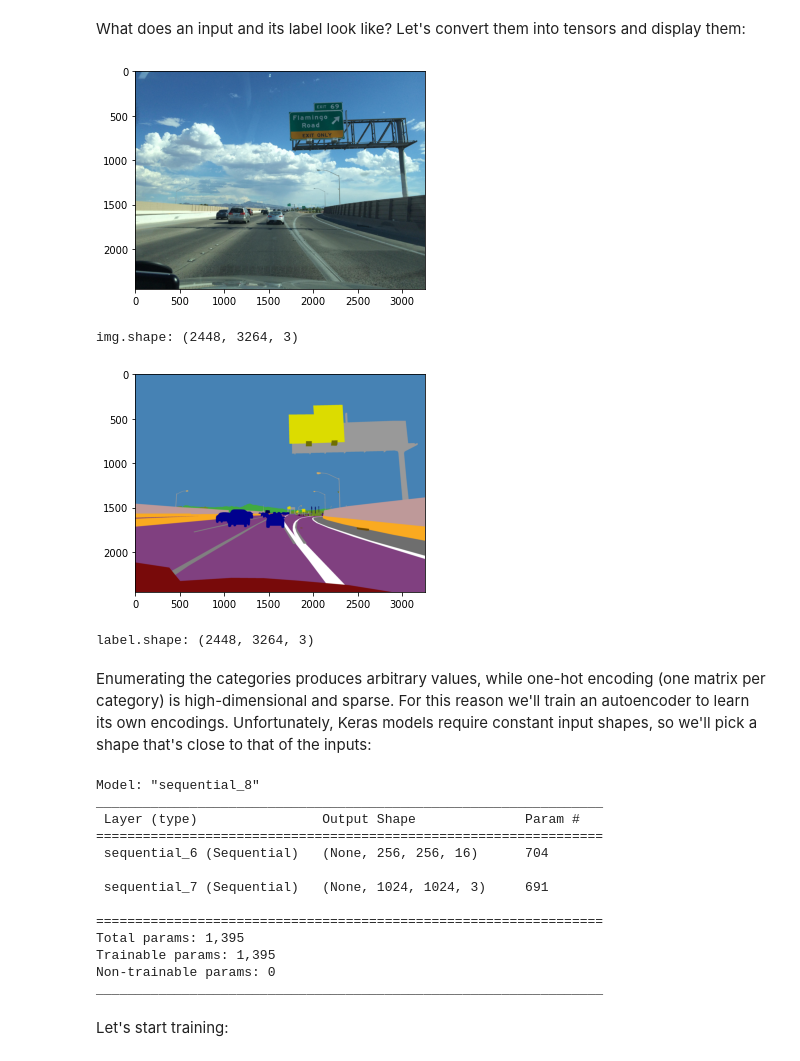
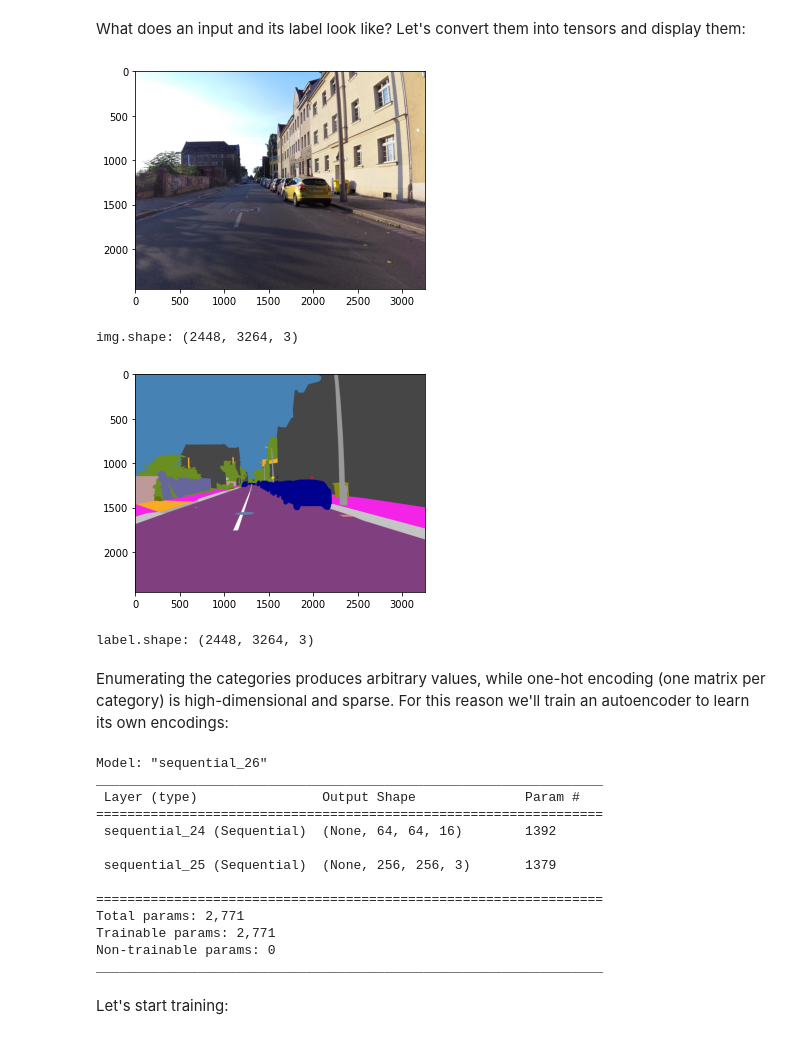
Before and after one commit to lenny-z/csci-s89-final-project, a Jupyter notebook: Final Project.ipynb, the cells around one changed output. Cells and saved outputs as stored; diff of their text form; code cells hidden in the pictures.

```diff
--- a/Final Project.ipynb
+++ b/Final Project.ipynb
@@ -18,24 +18,18 @@ def make_dir(my_dir):
 
 make_dir(base_dir)
 
-def sub_dir(base_dir, my_dir):
-    my_dir = os.path.join(base_dir, my_dir)
-    make_dir(my_dir)
-    return my_dir
+def sub_dir(base_dir, sub_dir):
+    sub_dir = os.path.join(base_dir, sub_dir)
+    make_dir(sub_dir)
+    return sub_dir
 
 train_dir = sub_dir(base_dir, 'train')
-
-def make_img_dir(base_dir, my_dir):
-    my_dir = sub_dir(base_dir, my_dir)
-    my_img_dir = sub_dir(my_dir, 'img')
-    return my_dir, my_img_dir
-
-train_x_dir, train_x_img_dir = make_img_dir(train_dir, 'x')
-train_y_dir, train_y_img_dir = make_img_dir(train_dir, 'y')
+train_x_dir = sub_dir(train_dir, 'x')
+train_y_dir = sub_dir(train_dir, 'y')
 
 val_dir = sub_dir(base_dir, 'val')
-val_x_dir, val_x_img_dir = make_img_dir(val_dir, 'x')
-val_y_dir, val_y_img_dir = make_img_dir(val_dir, 'y')
+val_x_dir = sub_dir(val_dir, 'x')
+val_y_dir = sub_dir(val_dir, 'y')
 
 test_dir = sub_dir(base_dir, 'test')
 # %% [markdown]
@@ -86,73 +80,66 @@ What does an input and its label look like? Let's convert them into tensors and
 # %%
 from keras import utils
 import matplotlib.pyplot as plt
 
-file_name = os.listdir(train_x_img_dir)[0]
-img = utils.load_img(os.path.join(train_x_img_dir, file_name))
+file_name = os.listdir(train_x_dir)[0]
+img = utils.load_img(os.path.join(train_x_dir, file_name))
 img = utils.img_to_array(img)
 img /= 255
 
 plt.imshow(img)
 plt.show()
 print('img.shape: ' + str(img.shape))
 
-file_name = os.listdir(train_y_img_dir)[0]
-label = utils.load_img(os.path.join(train_y_img_dir, file_name))
+file_name = os.listdir(train_y_dir)[0]
+label = utils.load_img(os.path.join(train_y_dir, file_name))
 label = utils.img_to_array(label)
 label /= 255
 plt.imshow(label)
 plt.show()
 print('label.shape: ' + str(label.shape))
 # %% [output]
-[figure, old version]
+[figure, new version]
 img.shape: (2448, 3264, 3)
-[figure, old version]
+[figure, new version]
 label.shape: (2448, 3264, 3)
 # %% [markdown]
-Enumerating the categories produces arbitrary values, while one-hot encoding (one matrix per category) is high-dimensional and sparse. For this reason we'll train an autoencoder to learn its own encodings. Unfortunately, Keras models require constant input shapes, so we'll pick a shape that's close to that of the inputs:
+Enumerating the categories produces arbitrary values, while one-hot encoding (one matrix per category) is high-dimensional and sparse. For this reason we'll train an autoencoder to learn its own encodings:
 # %%
 from keras import models
 from keras import layers
 from keras import optimizers
 
-input_width = 1024
-input_height = 1024
+input_width = 256
+input_height = 256
 input_shape = (input_width, input_height, 3)
 
 encoder = models.Sequential()
-encoder.add(layers.Conv2D(4, kernel_size=3, padding='same', activation='selu', input_shape=(input_shape)))
+encoder.add(layers.Conv2D(8, kernel_size=3, padding='same', activation='selu', input_shape=(input_shape)))
 encoder.add(layers.MaxPool2D(pool_size=2))
 encoder.add(layers.Conv2D(16, kernel_size=3, padding='same', activation='selu'))
 encoder.add(layers.MaxPool2D(pool_size=2))
 
 decoder = models.Sequential()
 
-decoder.add(layers.Conv2DTranspose(
-    4,
-    kernel_size=3,
-    strides=2,
-    padding='same',
-    activation='selu',
-    input_shape=(256, 256, 16)
-))
-
+decoder.add(layers.Conv2DTranspose(8, kernel_size=3, strides=2, padding='same', activation='selu', input_shape=(64, 64, 16)))
 decoder.add(layers.Conv2DTranspose(3, kernel_size=3, strides=2, padding='same', activation='softmax'))
+decoder.add(layers.Reshape(input_shape))
 
 autoencoder = models.Sequential([encoder, decoder])
 autoencoder.compile(loss='binary_crossentropy', optimizer=optimizers.Adam())
 autoencoder.summary()
 # %% [output]
-Model: "sequential_8"
+Model: "sequential_26"
 _________________________________________________________________
  Layer (type)                Output Shape              Param #
 =================================================================
- sequential_6 (Sequential)   (None, 256, 256, 16)      704
+ sequential_24 (Sequential)  (None, 64, 64, 16)        1392
 
- sequential_7 (Sequential)   (None, 1024, 1024, 3)     691
+ sequential_25 (Sequential)  (None, 256, 256, 3)       1379
 
 =================================================================
-Total params: 1,395
-Trainable params: 1,395
+Total params: 2,771
+Trainable params: 2,771
 Non-trainable params: 0
 _________________________________________________________________
 # %% [markdown]
```
Also changed, not shown: parts of 3 cells of this notebook.
